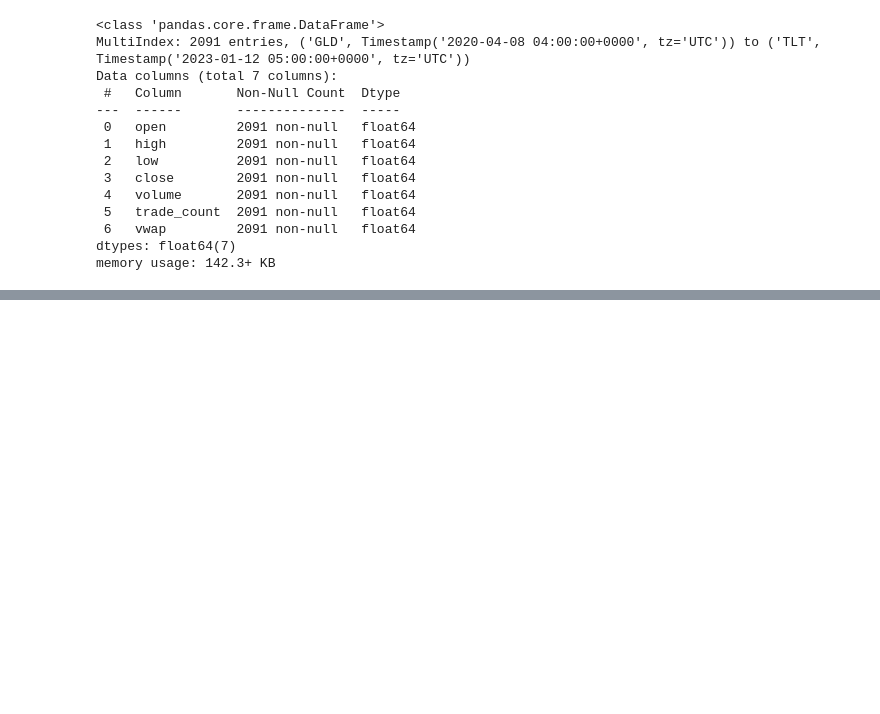
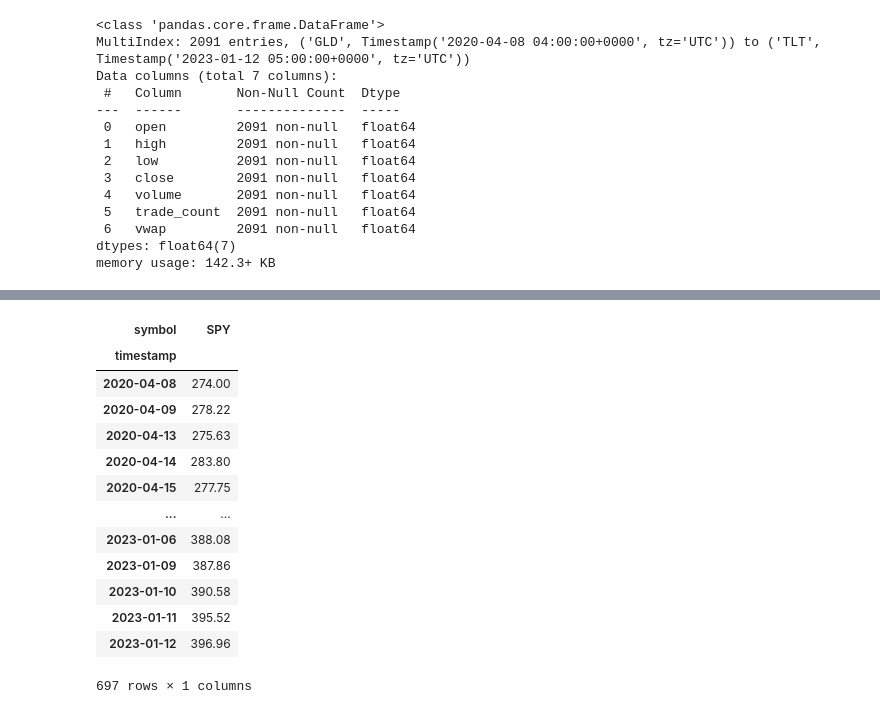
Before and after one commit to jordan-gilmartin/Alpaca-API-Data, a Jupyter notebook: Alpaca-API-Data.ipynb, the cells around one changed output, grey strips where cells are left out. Saved outputs shown, nothing was run; the diff lists cells and outputs as text; code cells hidden in the pictures; blank space fills up the shorter version.

```diff
--- a/Alpaca-API-Data.ipynb
+++ b/Alpaca-API-Data.ipynb
@@ -291,0 +346,19 @@ memory usage: 142.3+ KB
+# %%
+# Pivot for SPY
+spy_pivot = loc_df.pivot_table(values='close', index='timestamp', columns='symbol')
+spy_pivot
+# %% [output]
+| symbol | SPY |
+| timestamp |  |
+| 2020-04-08 | 274.00 |
+| 2020-04-09 | 278.22 |
+| 2020-04-13 | 275.63 |
+| 2020-04-14 | 283.80 |
+| 2020-04-15 | 277.75 |
+| ... | ... |
+| 2023-01-06 | 388.08 |
+| 2023-01-09 | 387.86 |
+| 2023-01-10 | 390.58 |
+| 2023-01-11 | 395.52 |
+| 2023-01-12 | 396.96 |
+697 rows × 1 columns
```
Also changed, not shown: parts of 3 cells of this notebook.
